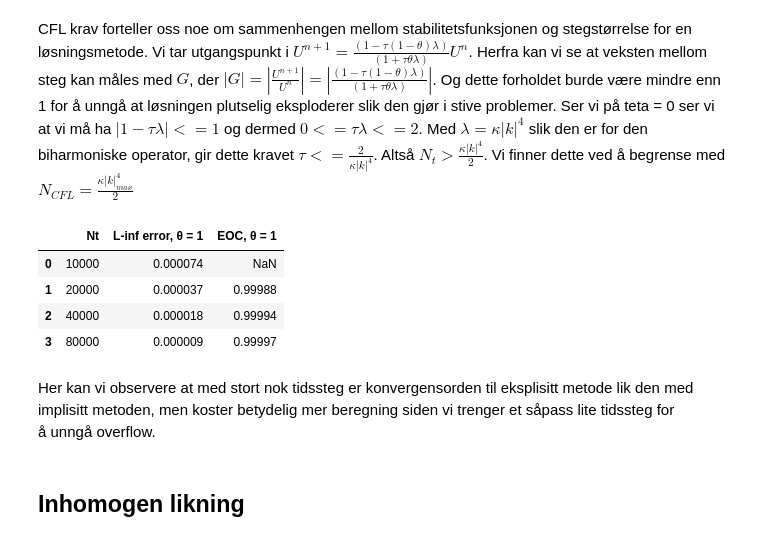
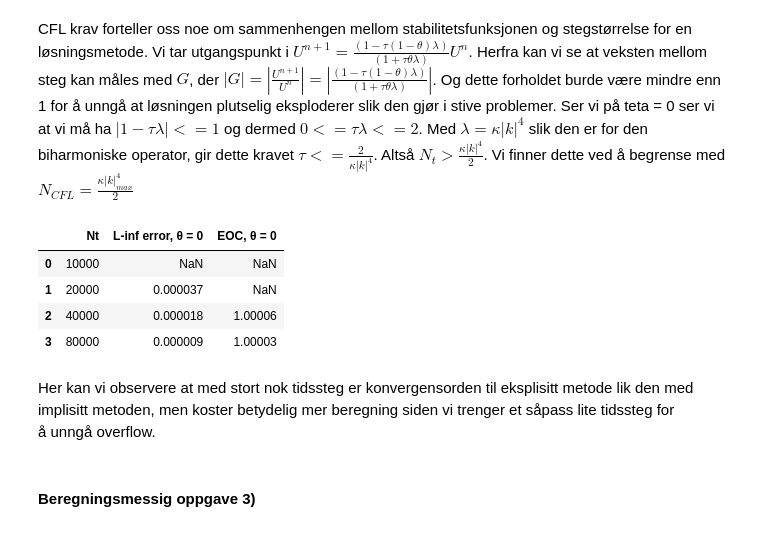
Before and after one commit to marieke-vaske/VitBer-InMat, a Jupyter notebook: Task3.ipynb, the cells around one changed output. Drawn from its saved outputs; the diff is of its cells as text; code cells hidden in the pictures.

```diff
--- a/Task3.ipynb
+++ b/Task3.ipynb
@@ -656,10 +355,6 @@ t0 = 0
 T = 1
 
 # Definerer romlig domene symmetrisk om origo
-x = np.linspace(-Lx/2, Lx/2, Nx, endpoint=False)
-y = np.linspace(-Ly/2, Ly/2, Ny, endpoint=False)
+x, y = np.linspace(-Lx/2, Lx/2, Nx, endpoint=False), np.linspace(-Ly/2, Ly/2, Ny, endpoint=False)
 X, Y = np.meshgrid(x, y, indexing='ij')  # Shape: (Nx, Ny)
-
-
-Nts = [10, 20, 40, 80, 160, 320, 640]
 # %% [markdown]
@@ -668,13 +363,14 @@ Nts = [10, 20, 40, 80, 160, 320, 640]
 def error(Nts, thetas, u_ex, g=None): # Takes lists of Nt values and theta values, and callable u_ex and g
         # Gjør om lister til array for å kunne bruke dem i utregning av eoc
         Nts = np.array(Nts)
-        theta = np.array(thetas)
+        thetas = np.array(thetas)
 
         # Lager arrays som skal holde resultatene
-        errors = np.zeros((len(thetas), len(Nts)))
-        eocs = np.zeros((len(thetas), len(Nts)-1))
+        errors = np.zeros((len(thetas), len(Nts))) # Skal holde maksimal feil for hver kombinasjon av theta og Nt
+        eocs = np.zeros((len(thetas), len(Nts)-1)) # Skal holde eksperimentell konvergens order for hver kombinasjon av theta og Nt
 
         U0 = u_ex(X, Y, t0) # Initialbetingelse for løseren
+
         for i in range(len(thetas)):
                 timeAndSpaceMax = np.zeros(len(Nts)) # L-inf feil, altså maksimal feil over alle tidssteg og over hele rommet
                 for j in range(len(Nts)):
@@ -682,30 +378,18 @@ def error(Nts, thetas, u_ex, g=None): # Takes lists of Nt values and theta value
                         # Nåværende parametere for løseren
                         Nt = Nts[j]
                         theta = thetas[i]
-                        solver = transient_biharmonic_solver(kappa=kappa,
-                                                                X=X, Y=Y, U0=U0,
-                                                                t0=t0, T=T, Nt=Nt,
-                                                                Lx=Lx, Ly=Ly,
-                                                                theta=theta,
-                                                                g=g)
+                        solver = transient_biharmonic_solver(kappa=kappa, X=X, Y=Y, U0=U0, t0=t0, T=T, Nt=Nt, Lx=Lx, Ly=Ly, theta=theta,g=g)
 
                         spacialMax = np.zeros(Nt+1) # Array til maksimale verdier over hele rommet ved hvert tidssteg
                         k = 0
                         for Uhat, t in solver:
-
                                 U = ifft2(Uhat).real # Finner U i fysisk rom ved invers fourier transform
-                                spacialMax[k] = ((np.abs(u_ex(X, Y, t) - U).max())) # Finner størst feil i rommet ved tidssteget
-                                k+=1
-                        timeAndSpaceMax[j] = (spacialMax).max() # Finner størst feilen som er størst blant feilene for alle tidsstegene
+                                spacialMax[k] = (np.abs(u_ex(X, Y, t) - U)).max() # Finner størst feil i rommet ved tidssteget
+                                k += 1
+                        timeAndSpaceMax[j] = (spacialMax).max() # Finner størst feilen som er størst for denne verdien av Nt
                 errors[i] = timeAndSpaceMax # Lagrer listen med feil for nåværende verdi av theta og alle verdier av Nt
 
-                eocs[i] = np.log(errors[i][1:]/errors[i][:-1])/np.log(Nts[:-1]/Nts[1:]) # Beregner EOC basert på den funnede feilen
-
-        return  errors, eocs # Returnerer (thetas x Nts) formet array med L-inf feil og EOCs respoektivt for hver theta og Nt
-
-def table(Nts, thetas, u_ex, g = None): # Tar inn liste emd Nt og theta verdier og kallbare u_ex og g funksjoner
-
-        errors, eocs = error(Nts, thetas, u_ex, g=g) # Finner feil og konvergens orden
+                eocs[i] = np.log(errors[i][1:]/errors[i][:-1])/np.log(Nts[:-1]/Nts[1:]) # Beregner EOC basert på feilen
 
         for i in range(len(errors)): # Lager tabeller for hver theta verdi
                 df = pd.DataFrame()
@@ -714,8 +398,6 @@ def table(Nts, thetas, u_ex, g = None): # Tar inn liste emd Nt og theta verdier
                 eoc_padded = np.append([np.nan], eocs[i])
 
                 df[f'EOC, θ = {thetas[i]}'] = eoc_padded
-                #df = df.style.set_caption(f"theta = {thetas[i]}").set_table_styles(styles)
 
-                # show datafram in a better format
                 display(df)
 # %% [markdown]
@@ -762,28 +446,29 @@ Vi tar utgangspunkt i $U^{n+1} = \frac{(1-\tau (1-\theta) \lambda)}{(1 + \tau \t
 # %%
 # Lager frekvensrommet
 Nx, Ny = X.shape
 kx = fftfreq(Nx, d=Lx/Nx)*2*np.pi
 ky = fftfreq(Ny, d=Ly/Ny)*2*np.pi
 KX, KY = np.meshgrid(kx, ky, sparse=True)
 
 # Definerer k**4 til senere bruk
 k4 = (KX**2 + KY**2)**2
 Ncfl = int(np.max(k4)/2)
 
-theta = 0
+print("The Ncfl condition is found numerically: ", Ncfl)
+
 Ncfls = [int(0.5*Ncfl), Ncfl, 2*Ncfl, 4*Ncfl]
 
 u_ex = lambda x, y, t: np.sin(x)*np.cos(y)*np.exp(-lam * kappa * t)
-theta = [1]
-table(Ncfls, theta, u_ex)
+theta = [0]
+error(Ncfls, theta, u_ex)
 # %% [output]
-|  | Nt | L-inf error, θ = 1 | EOC, θ = 1 |
-| 0 | 10000 | 0.000074 | NaN |
-| 1 | 20000 | 0.000037 | 0.99988 |
-| 2 | 40000 | 0.000018 | 0.99994 |
-| 3 | 80000 | 0.000009 | 0.99997 |
+|  | Nt | L-inf error, θ = 0 | EOC, θ = 0 |
+| 0 | 10000 | NaN | NaN |
+| 1 | 20000 | 0.000037 | NaN |
+| 2 | 40000 | 0.000018 | 1.00006 |
+| 3 | 80000 | 0.000009 | 1.00003 |
 # %% [markdown]
 Her kan vi observere at med stort nok tidssteg er konvergensorden til eksplisitt metode lik den med implisitt metoden, men koster betydelig mer beregning siden vi trenger et såpass lite tidssteg for å unngå overflow.
-# %% [markdown]
-## Inhomogen likning
+# %% [markdown]
+#### Beregningsmessig oppgave 3)
 # %%
```
Also changed, not shown: parts of 25 cells of this notebook.
